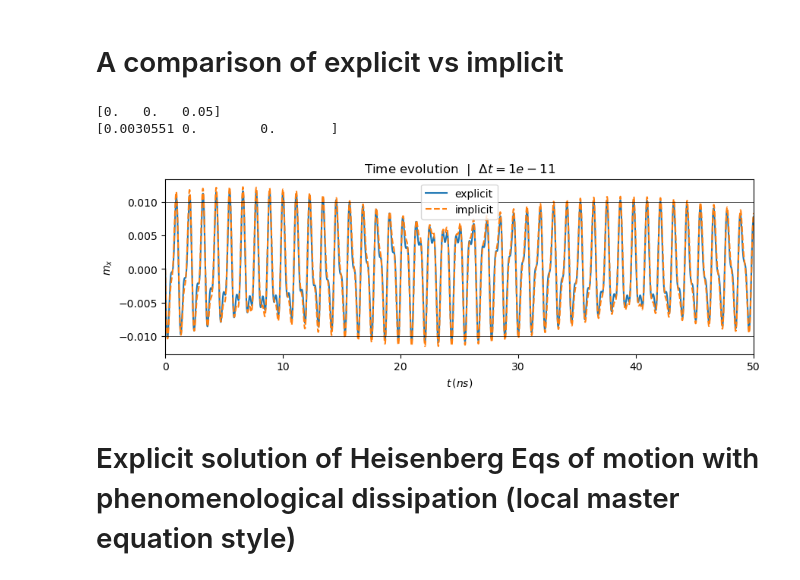
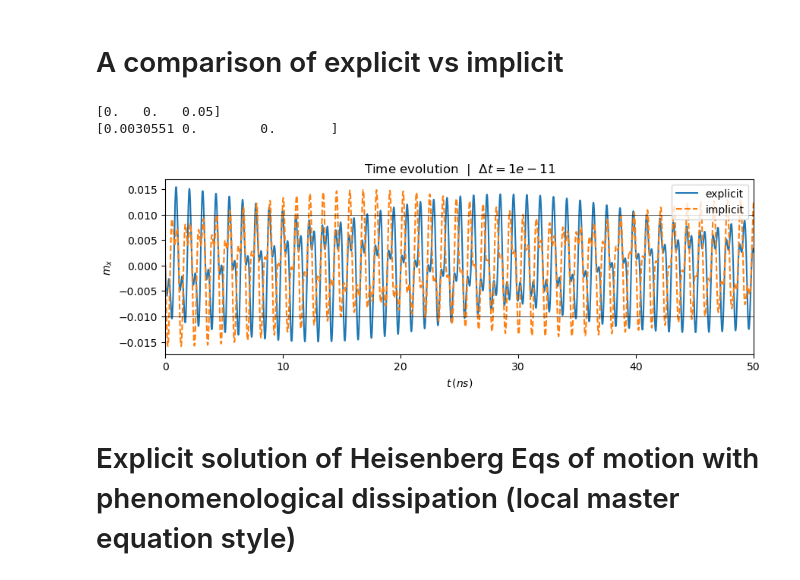
Before and after one commit to chuan97/magnetic-qed, a Jupyter notebook: modifiedLLG.ipynb, the cells around one changed output. Saved outputs shown, nothing was run; the diff lists cells and outputs as text; code cells hidden in the pictures.

```diff
--- a/modifiedLLG.ipynb
+++ b/modifiedLLG.ipynb
@@ -45,8 +45,8 @@ def LLG_memory_OUTDATED(t, m, Bext, Brms, wc, N, dt, gammaLL, alpha):
 
 def LLG_memory(t, m, Bext, Brms, wc, N, gammaLL, alpha):
     dt = t - LLG_memory.last_t
-    LLG_memory.S += np.sin(wc * t) * np.dot(Brms, m) * dt
-    LLG_memory.C += np.cos(wc * t) * np.dot(Brms, m) * dt
+    LLG_memory.S += np.sin(wc * t) * np.dot(Brms, m) * dt * (t > 0)
+    LLG_memory.C += np.cos(wc * t) * np.dot(Brms, m) * dt * (t > 0)
     G = -gammaLL*N * (np.cos(wc * t)*LLG_memory.S - np.sin(wc * t)*LLG_memory.C) # /(2 * np.pi)
     Beff = Bext + Brms*G
     LLG_memory.last_t = t
@@ -54,9 +54,18 @@ def LLG_memory(t, m, Bext, Brms, wc, N, gammaLL, alpha):
 
 def LLG_memory_cavdis(t, m, Bext, Brms, wc, kappa, N, gammaLL, alpha):
     dt = t - LLG_memory.last_t
-    LLG_memory.S += np.exp(kappa * t) * np.sin(wc * t) * np.dot(Brms, m) * dt
-    LLG_memory.C += np.exp(kappa * t) * np.cos(wc * t) * np.dot(Brms, m) * dt
+    LLG_memory.S += np.exp(kappa * t) * np.sin(wc * t) * np.dot(Brms, m) * dt * (t > 0)
+    LLG_memory.C += np.exp(kappa * t) * np.cos(wc * t) * np.dot(Brms, m) * dt * (t > 0)
     G = -gammaLL*N * np.exp(-kappa * t) * (np.cos(wc * t)*LLG_memory.S - np.sin(wc * t)*LLG_memory.C) # /(2 * np.pi)
+    Beff = Bext + Brms*G
+    LLG_memory.last_t = t
+    return -gammaLL * (np.cross(m, Beff) + alpha*np.cross(m, np.cross(m, Beff))) / (1 + alpha**2)
+
+def LLG_memory_cavdis_non_trivial_initial(t, m, Bext, Brms, wc, kappa, N, gammaLL, alpha, x0, p0):
+    dt = t - LLG_memory.last_t
+    LLG_memory.S += np.exp(kappa * t) * np.sin(wc * t) * np.dot(Brms, m) * dt * (t > 0)
+    LLG_memory.C += np.exp(kappa * t) * np.cos(wc * t) * np.dot(Brms, m) * dt * (t > 0)
+    G = -np.exp(-kappa * t) * (np.cos(wc * t)*(x0 + gammaLL*N*LLG_memory.S) - np.sin(wc * t)*(p0 + gammaLL*N*LLG_memory.C)) # /(2 * np.pi)
     Beff = Bext + Brms*G
     LLG_memory.last_t = t
     return -gammaLL * (np.cross(m, Beff) + alpha*np.cross(m, np.cross(m, Beff))) / (1 + alpha**2)
@@ -320,12 +329,13 @@ gap/lam: 2.762918146249886
 # %% [markdown]
 # A comparison of explicit vs implicit
 # %%
+plt.rcParams['figure.figsize'] = (10, 3)
 
 N = 100
 tmax = 1000e-9 #1000
 alpha = 1e-3
 my0 = 0.01
-m0 = np.array([0, my0, np.sqrt(1 - my0**2), 0, 0])
+m0 = np.array([0, my0, np.sqrt(1 - my0**2), 0.1, 0])
 gammaLL = 28e9 * 2*np.pi
 wc = 1.4e9
 wz = 1 * wc
@@ -344,36 +354,35 @@ t_eval = np.linspace(0, tmax, 500000) #100000
 #dt = 0.01e-9
 #dt = 0.01e-9
 sol = solve_ivp(LLG_explicit_real, (0, tmax), m0, args=(Bext, Brms, 2*np.pi * wc, 2*np.pi * kappa, N, gammaLL, alpha), t_eval=t_eval)#, max_step=dt, atol = 1, rtol = 1
 ws = fftfreq(len(sol.t) // 2, sol.t[1] - sol.t[0]) # discard first half of time evolution
 amps = np.abs(fft(sol.y[0][len(sol.t) // 2:])) # discard first half of time evolution
 plt.plot(sol.t * 1e9, sol.y[0], label='explicit')
 
-m0 = np.array([0, my0, np.sqrt(1 - my0**2)])
 dt = 0.01e-9
 LLG_memory.S = 0
 LLG_memory.C = 0
 LLG_memory.last_t = 0.0
-sol = solve_ivp(LLG_memory, (0, tmax), m0, args=(Bext, Brms, 2*np.pi * wc, N, gammaLL, alpha), t_eval=t_eval, max_step=dt, atol = 1, rtol = 1)
+sol = solve_ivp(LLG_memory_cavdis_non_trivial_initial, (0, tmax), m0[:3], args=(Bext, Brms, 2*np.pi * wc, 2*np.pi * kappa, N, gammaLL, alpha, m0[3], m0[4]), t_eval=t_eval, max_step=dt, atol = 1, rtol = 1)
 plt.plot(sol.t * 1e9, sol.y[0], ls='dashed', label='implicit')
 
 m0 = np.array([0, my0, np.sqrt(1 - my0**2), 0, 0])
 eta1 = 0.001 * wz
 eta2 = 0.001 * wz
 sol = solve_ivp(LLG_explicit_local, (0, tmax), m0, args=(2*np.pi * wz, 2*np.pi * lam, 2*np.pi * wc, 2*np.pi * kappa, N, 2*np.pi * eta1, 2*np.pi * eta2), t_eval=t_eval)#, max_step=dt, atol = 1, rtol = 1
 #plt.plot(sol.t * 1e9, sol.y[0], ls='dotted', label='explicit local')
 
 plt.xlim(0, 50)
 plt.ylabel(r'$m_x$')
 plt.xlabel(r'$t \, (ns)$')
 plt.title('Time evolution' + '  |  ' + rf'$\Delta t = {dt}$')
 plt.axhline(my0, c='k', lw='0.5')
 plt.axhline(-my0, c='k', lw='0.5')
 plt.legend()
 plt.show()
 # %% [output]
 [0.   0.   0.05]
 [0.0030551 0.        0.       ]
-[figure, old version]
+[figure, new version]
 # %% [markdown]
 # Explicit solution of Heisenberg Eqs of motion with phenomenological dissipation (local master equation style)
 # %%
```
Also changed, not shown: 1 other file.
